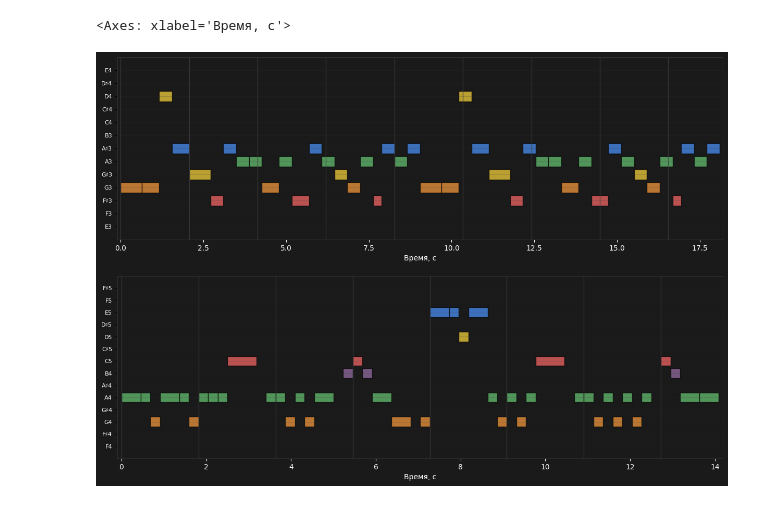
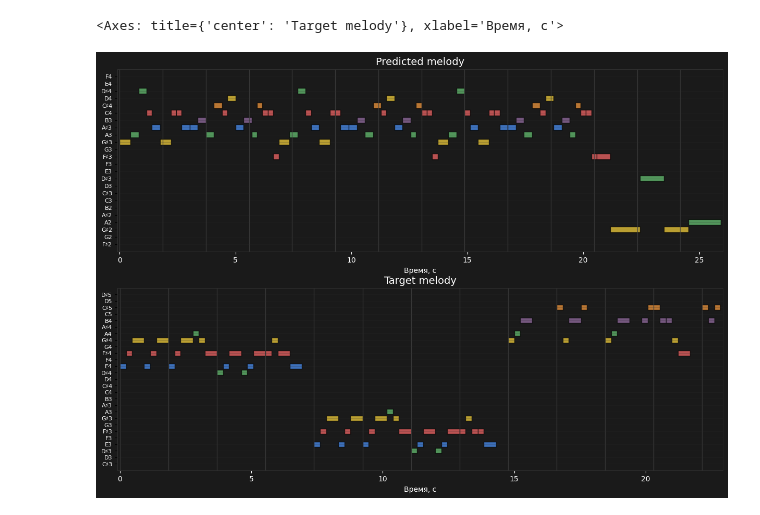
Before and after one commit to HerrPhoton/plagitune, a Jupyter notebook: notebooks/inference.ipynb, the cells around one changed output. Drawn from its saved outputs; the diff is of its cells as text; code cells hidden in the pictures.

```diff
--- a/notebooks/inference.ipynb
+++ b/notebooks/inference.ipynb
@@ -10,6 +10,5 @@ from src.data.structures.melody import Melody
 split = "test"
 file = "verse"
 # %%
-#audio = f"..\\datasets\\melody_extraction\\processed\\{split}\\audio\\{file}.wav"
-#midi = f"..\\datasets\\melody_extraction\\processed\\{split}\\labels\\{file}.mid"
-midi = f"..\\datasets\\melody_extraction\\raw\\labels\\Verse.mid"
+audio = f"..\\datasets\\melody_extraction\\processed\\{split}\\audio\\{file}.wav"
+midi = f"..\\datasets\\melody_extraction\\processed\\{split}\\labels\\{file}.mid"
@@ -27,8 +14,0 @@ audio_dataset.sliced_audio = dataset.sliced_audio
-# %%
-from src.data.structures.sample import Sample
-
-audio = dataset.audio[0]
-melody = dataset.melody[0]
-
-sample = Sample(audio, melody)
-sample.visualize_with_spectrogram()
@@ -39,14 +15,14 @@ array([<Axes: xlabel='Время, с', ylabel='Частота, Гц'>,
 # %%
-melody_inference = MelodyInference("..\\src\\nn\\logs\\with_lstm_3\\checkpoints\\best.ckpt")
+melody_inference = MelodyInference("..\\src\\nn\\logs\\lstm\\checkpoints\\best.ckpt")
 # %%
 fig, ax = plt.subplots(2, 1, figsize=(15, 10))
 fig.patch.set_facecolor('#1A1A1A')
 
-melody = melody_inference.extract_melody(audio_dataset, tempo=116)
-melody.visualize(ax=ax[0])
+melody = melody_inference.extract_melody(audio, tempo=None)
+melody.visualize(ax=ax[0], title="Predicted melody")
 
 target = Melody.from_midi(midi)
-target.visualize(ax=ax[1])
+target.visualize(ax=ax[1], title="Target melody")
 # %% [output]
-<Axes: xlabel='Время, с'>
+<Axes: title={'center': 'Target melody'}, xlabel='Время, с'>
-[figure, old version]
+[figure, new version]
```
Also changed, not shown: parts of 2 cells of this notebook, 31 other files.
